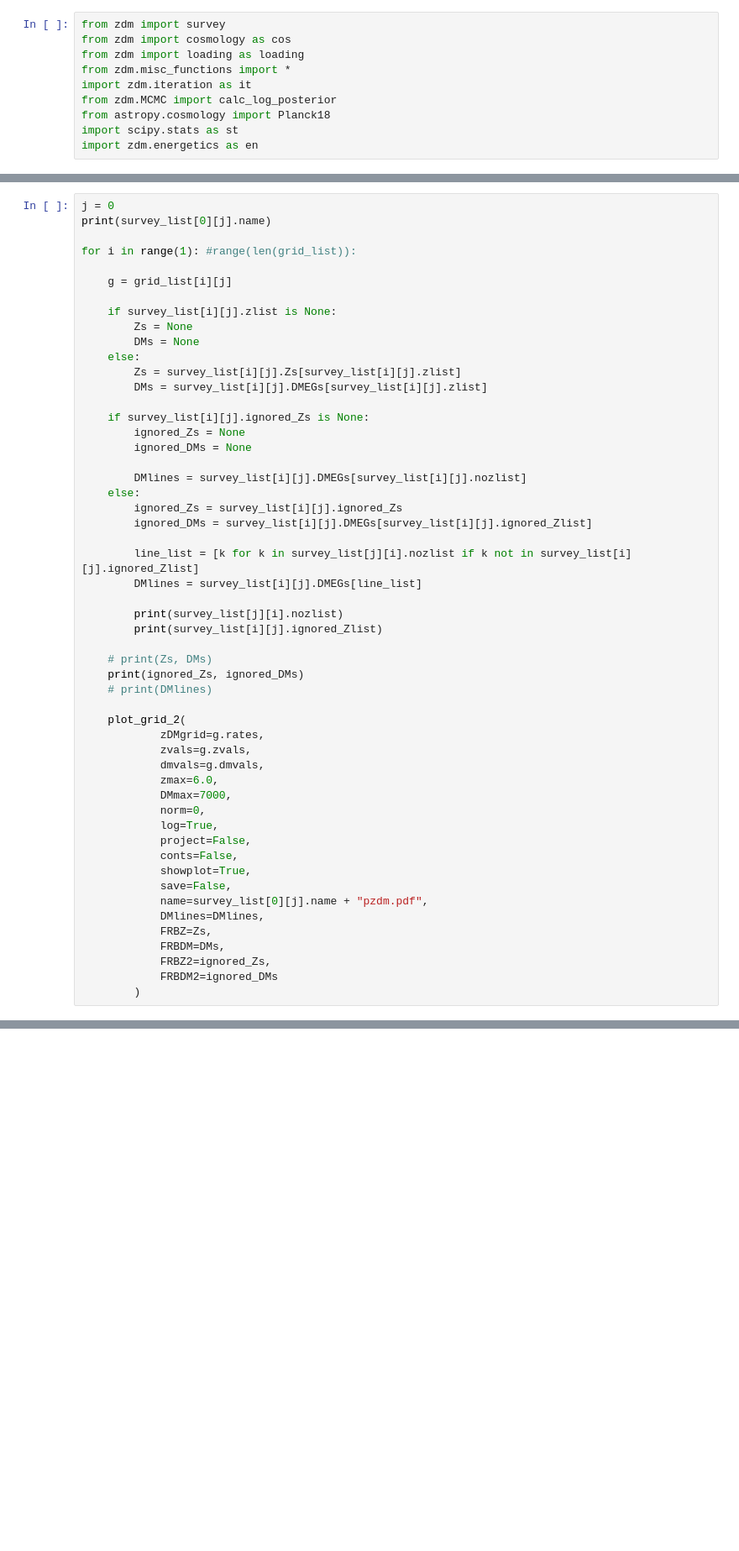
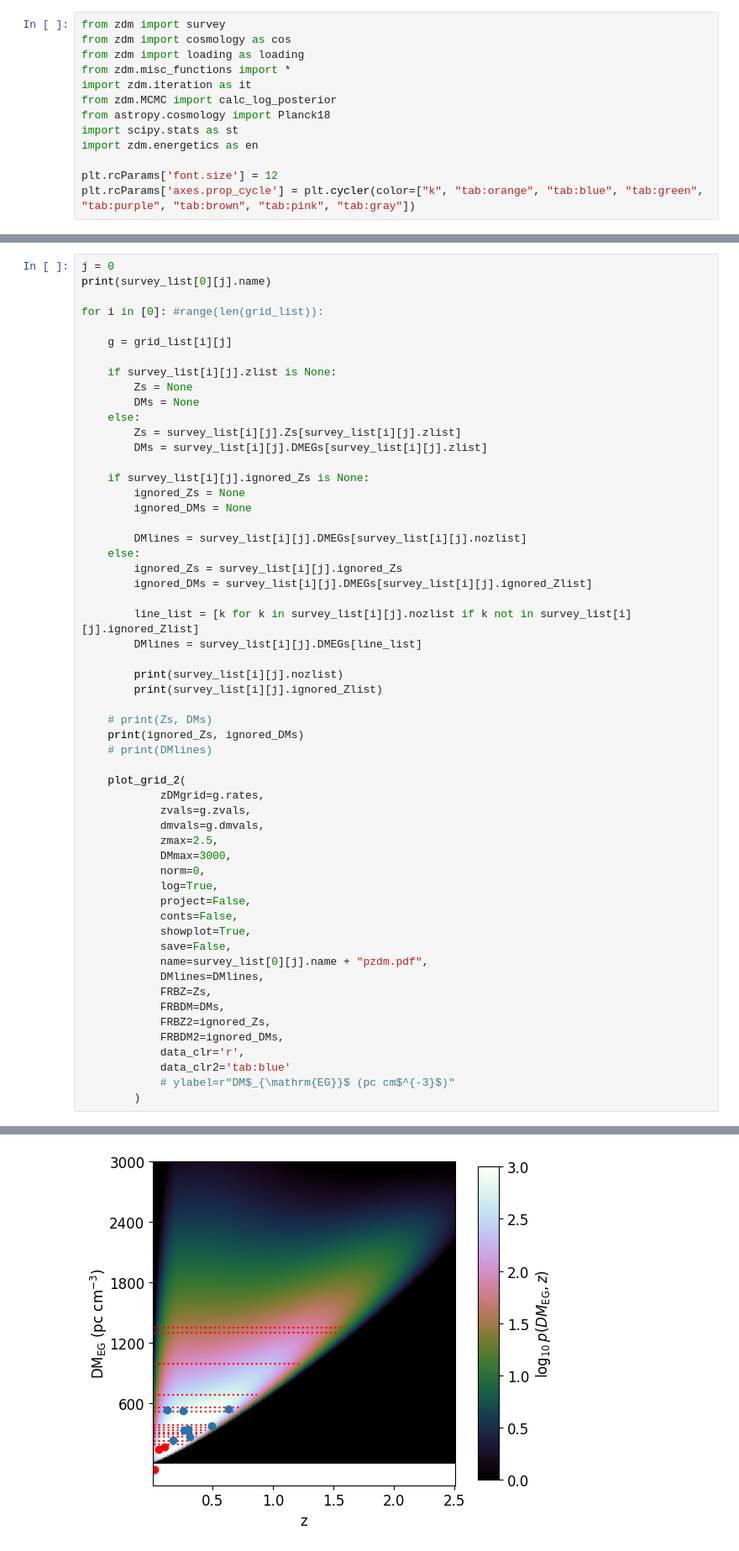
Before and after one commit to FRBs/zdm, a Jupyter notebook: papers/MCMC/plot_pdm_pz.ipynb, the cells around one changed output, grey strips where cells are left out. Shown at 84% size. Cells and saved outputs as stored; diff of their text form; blank space fills up the shorter version.

Commit message:
Modified plotting scripts

```diff
--- a/papers/MCMC/plot_pdm_pz.ipynb
+++ b/papers/MCMC/plot_pdm_pz.ipynb
@@ -8,3 +8,6 @@ from zdm.MCMC import calc_log_posterior
 from astropy.cosmology import Planck18
 import scipy.stats as st
 import zdm.energetics as en
+
+plt.rcParams['font.size'] = 12
+plt.rcParams['axes.prop_cycle'] = plt.cycler(color=["k", "tab:orange", "tab:blue", "tab:green", "tab:purple", "tab:brown", "tab:pink", "tab:gray"])
@@ -202,7 +250,7 @@ for i in range(len(survey_list[0])):
 j = 0
 print(survey_list[0][j].name)
 
-for i in range(1): #range(len(grid_list)):
+for i in [0]: #range(len(grid_list)):
 
     g = grid_list[i][j]
 
@@ -222,10 +270,10 @@ for i in range(1): #range(len(grid_list)):
         ignored_Zs = survey_list[i][j].ignored_Zs
         ignored_DMs = survey_list[i][j].DMEGs[survey_list[i][j].ignored_Zlist]
 
-        line_list = [k for k in survey_list[j][i].nozlist if k not in survey_list[i][j].ignored_Zlist]
+        line_list = [k for k in survey_list[i][j].nozlist if k not in survey_list[i][j].ignored_Zlist]
         DMlines = survey_list[i][j].DMEGs[line_list]
 
-        print(survey_list[j][i].nozlist)
+        print(survey_list[i][j].nozlist)
         print(survey_list[i][j].ignored_Zlist)
 
     # print(Zs, DMs)
@@ -236,8 +284,8 @@ for i in range(1): #range(len(grid_list)):
             zDMgrid=g.rates,
             zvals=g.zvals,
             dmvals=g.dmvals,
-            zmax=6.0,
-            DMmax=7000,
+            zmax=2.5,
+            DMmax=3000,
             norm=0,
             log=True,
             project=False,
@@ -249,5 +297,9 @@ for i in range(1): #range(len(grid_list)):
             FRBZ=Zs,
             FRBDM=DMs,
             FRBZ2=ignored_Zs,
-            FRBDM2=ignored_DMs
+            FRBDM2=ignored_DMs,
+            data_clr='r',
+            data_clr2='tab:blue'
+            # ylabel=r"DM$_{\mathrm{EG}}$ (pc cm$^{-3}$)"
         )
+# %% [output]
@@ -254,3 +311,4 @@ for i in range(1): #range(len(grid_list)):
+[figure, added]
 # %%
 for j in range(len(survey_list)):
 
```
Also changed, not shown: parts of 7 cells of this notebook, 1 other file.
